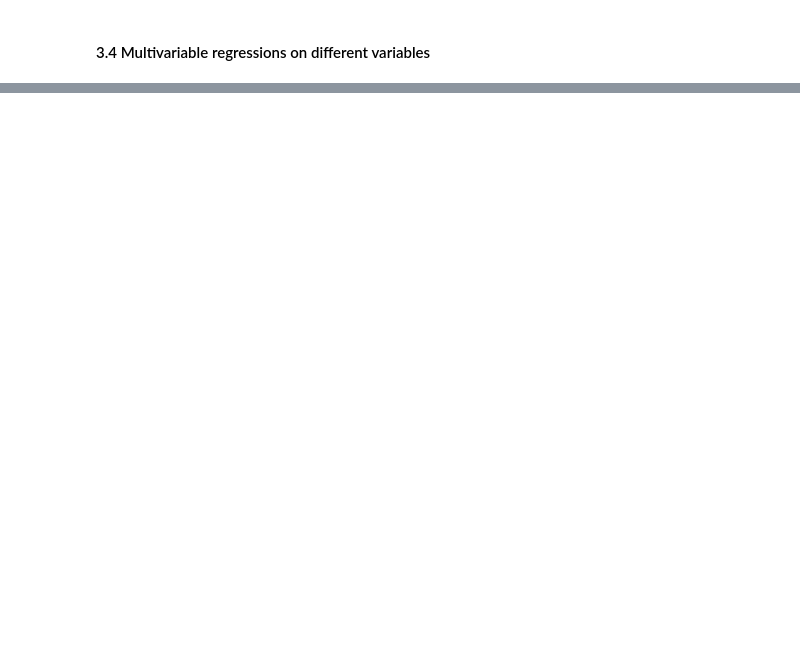
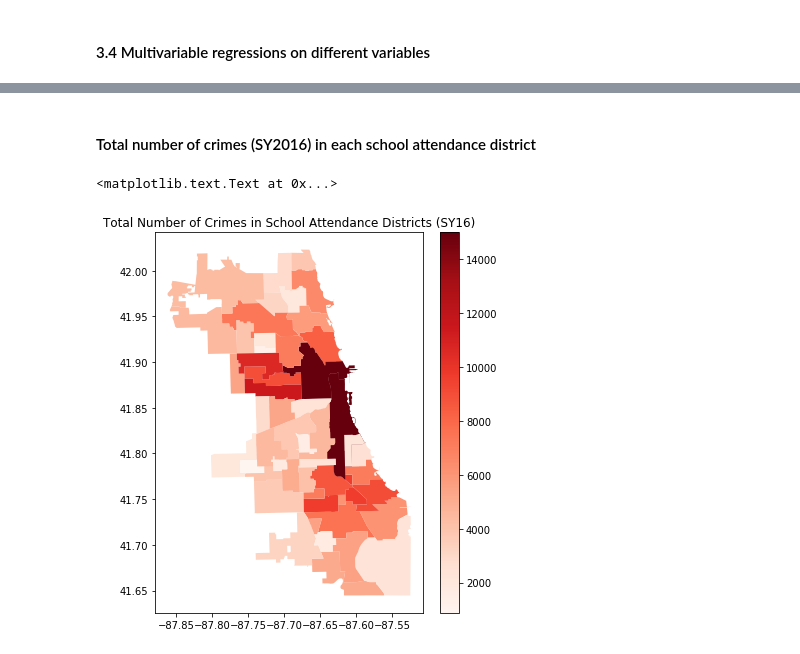
Before and after one commit to yuewending/PPHA30550_Final_Project, a Jupyter notebook: data_analyze.ipynb, the cells around one changed output, grey strips where cells are left out. Cells and saved outputs as stored; diff of their text form; code cells hidden in the pictures; blank space fills up the shorter version.

```diff
--- a/data_analyze.ipynb
+++ b/data_analyze.ipynb
@@ -466,0 +471,6 @@ OLS Regression Results
+# %%
+import geopandas as gpd
+from shapely.geometry import Point
+
+shp = gpd.GeoDataFrame.from_file("geo/geo_export_f9b736ef-91fe-4ac9-a892-0573a8100ff0.shp")
+shp.crs = {'init': 'epsg:4326'}
@@ -466,0 +494,21 @@ OLS Regression Results
+# %% [markdown]
+#### Total number of crimes (SY2016) in each school attendance district
+# %%
+loc_crimes = pd.read_csv('data/refined_crime_sy2016.csv', usecols=['Latitude','Longitude']) \
+    .dropna(axis=0, how="any") \
+    .rename(columns={'Longitude': 'lon', 'Latitude': 'lat'})
+
+geo_crimes = gpd.GeoDataFrame({"geometry": loc_crimes[["lon","lat"]] \
+    .apply(lambda row: Point(row["lon"], row["lat"]), axis=1)})
+geo_crimes.crs = {'init': 'epsg:4326'}
+shp_crimes = gpd.tools.sjoin(geo_crimes, shp, how="right", op='intersects')
+
+ncrimes = shp_crimes.groupby(['school_nm']).size().to_frame(name="Count of Crimes").reset_index()
+shp_crime = pd.merge(shp, ncrimes, on="school_nm", how="right")
+# %%
+fig, ax = plt.subplots(1, figsize=(6,7))
+shp_crime.plot(ax=ax, column='Count of Crimes', cmap='Reds', alpha=1, legend=True, vmax=15000)
+ax.set_title("Total Number of Crimes in School Attendance Districts (SY16)")
+# %% [output]
+<matplotlib.text.Text at 0x...>
+[figure, added]
```
Also changed, not shown: parts of 11 cells of this notebook, 3 other files.
